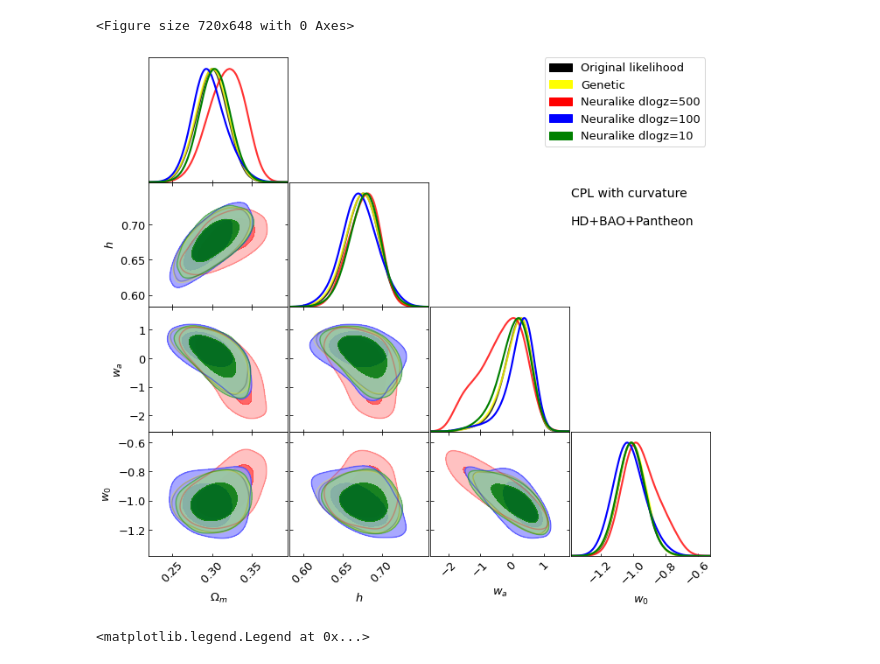
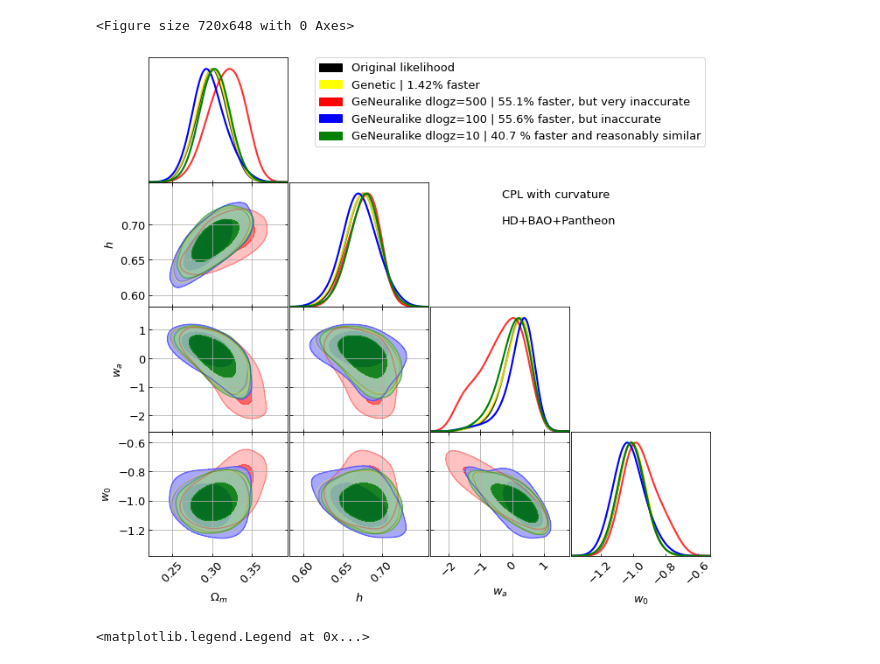
Before and after one commit to igomezv/cosmo_tools, a Jupyter notebook: models/neural/posteriors_neuralike.ipynb, the cells around one changed output. Saved outputs shown, nothing was run; the diff lists cells and outputs as text; code cells hidden in the pictures.

Commit message:
update posterior plot with times

```diff
--- a/models/neural/posteriors_neuralike.ipynb
+++ b/models/neural/posteriors_neuralike.ipynb
@@ -72,35 +72,46 @@ g = plots.getSinglePlotter(chain_dir = dir_name, width_inch= 10,
 # %%
 #g.settings.axes_fontsize = 5
 g.settings.lab_fontsize = 15
 g.settings.x_label_rotation= 45
 #g.settings.alpha_filled_add = 0.9
 g.settings.legend_fontsize = 15
 g.settings.axes_fontsize = 15
 g.settings.lw1 = 3
 g.settings.linewidth_contour = 2
 
 
 g.triangle_plot(roots, ['Om','h', 'wa', 'w'],
 # g.triangle_plot(roots, ['Om', 'Obh2', 'h'],
                 diag1d_kwargs={'colors':['black', 'yellow', 'red', 'blue', 'green'],
                                'alphas':[0.8, 0.8, 0.8]},
                 colors=['black', 'yellow', 'red', 'blue', 'green'],
                 alphas = [0.4, 0.6, 0.6],
-                legend_labels=['Original likelihood', 'Genetic', 'Neuralike dlogz=500', 'Neuralike dlogz=100', 'Neuralike dlogz=10'],
+                legend_labels=['Original likelihood',
+                               'Genetic | 1.42% faster',
+                               'GeNeuralike dlogz=500 | 55.1% faster, but very inaccurate',
+                               'GeNeuralike dlogz=100 | 55.6% faster, but inaccurate',
+                               'GeNeuralike dlogz=10 | 40.7 % faster and reasonably similar'],
                 legend_loc='upper right',
                 filled = True,
                 normalized=False, shaded=False,
 #                 param_limits={'mquin': [0, 3], 'mphan':[0, 2], 'beta':[-8, 12]},
 
 #                 parampriors={'mquin': [0, 3], 'mphan':[0, 2], 'beta':[-8, 12]}
            )
 
-g.add_text('CPL with curvature \n\nHD+BAO+Pantheon', x= 0.0, y= 2.8, fontsize=14)
+g.subplots[1,0].grid(True)
+g.subplots[2,0].grid(True)
+g.subplots[2,1].grid(True)
+g.subplots[3,0].grid(True)
+g.subplots[3,1].grid(True)
+g.subplots[3,2].grid(True)
+
+g.add_text('CPL with curvature \n\nHD+BAO+Pantheon', x= -0.5, y=2.8, fontsize=13)
 #            \n 350 live points \n 0.2 burn', 0.1, 2)
 # plt.grid()
 plt.savefig('owacdm_neuralike.png', dpi=300)
 # %% [output]
-[figure, old version]
+[figure, new version]
 # %%
 plt.figure(figsize=(10, 10), dpi=100)
 
```
